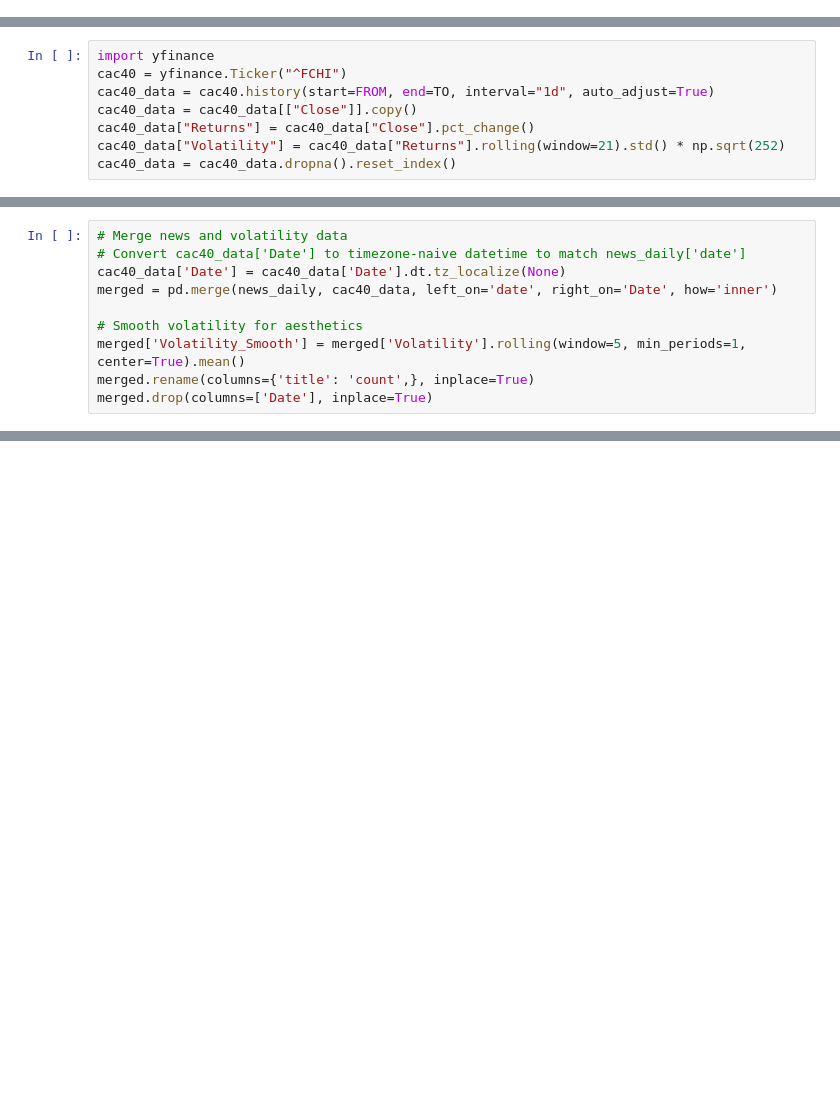
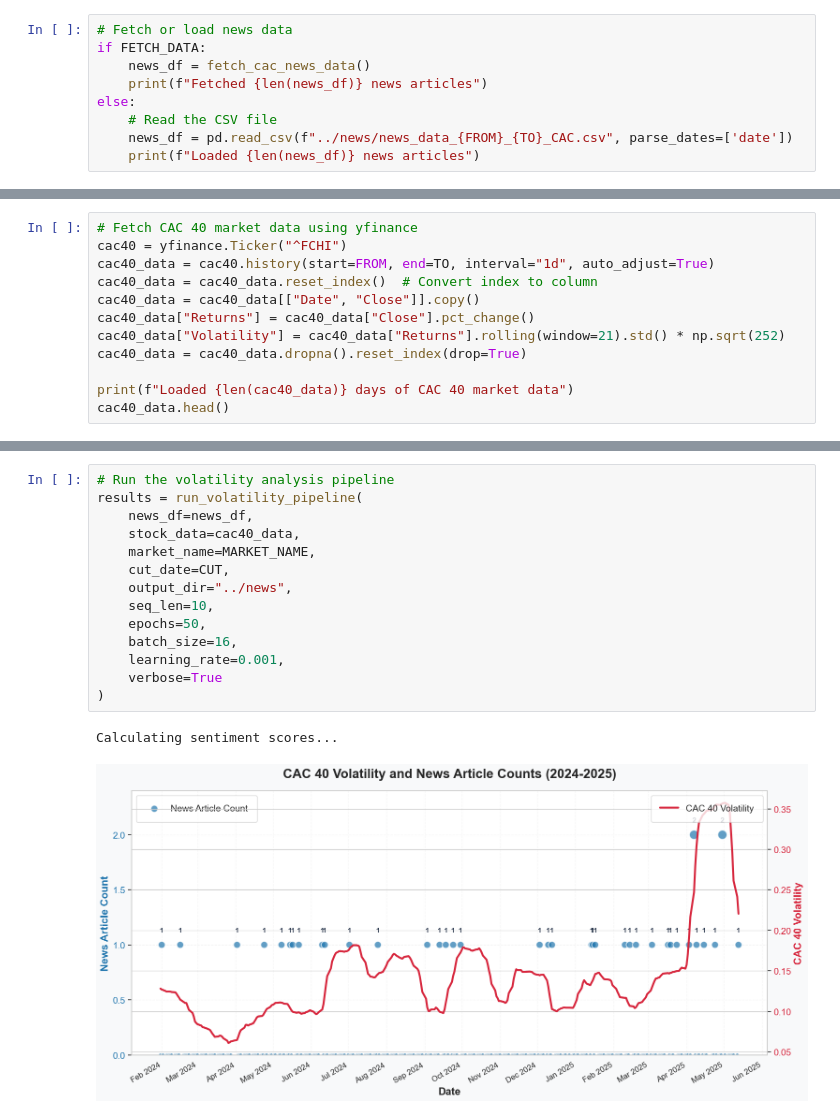
Before and after one commit to nestorojeda/DistilBERTFinancialSentiment, a Jupyter notebook: notebooks/5_volatility_analysis_cac.ipynb, the cells around one changed output, grey strips where cells are left out. Saved outputs shown, nothing was run; the diff lists cells and outputs as text; blank space fills up the shorter version.

Commit message:
Volatility prediction

```diff
--- a/notebooks/5_volatility_analysis_cac.ipynb
+++ b/notebooks/5_volatility_analysis_cac.ipynb
@@ -80,0 +95,9 @@ news_daily = news_df.resample('D', on='date').count().reset_index()
+# %%
+# Fetch or load news data
+if FETCH_DATA:
+    news_df = fetch_cac_news_data()
+    print(f"Fetched {len(news_df)} news articles")
+else:
+    # Read the CSV file
+    news_df = pd.read_csv(f"../news/news_data_{FROM}_{TO}_CAC.csv", parse_dates=['date'])
+    print(f"Loaded {len(news_df)} news articles")
@@ -81,8 +106,12 @@ news_daily = news_df.resample('D', on='date').count().reset_index()
 # %%
-import yfinance
+# Fetch CAC 40 market data using yfinance
 cac40 = yfinance.Ticker("^FCHI")
 cac40_data = cac40.history(start=FROM, end=TO, interval="1d", auto_adjust=True)
-cac40_data = cac40_data[["Close"]].copy()
+cac40_data = cac40_data.reset_index()  # Convert index to column
+cac40_data = cac40_data[["Date", "Close"]].copy()
 cac40_data["Returns"] = cac40_data["Close"].pct_change()
 cac40_data["Volatility"] = cac40_data["Returns"].rolling(window=21).std() * np.sqrt(252)
-cac40_data = cac40_data.dropna().reset_index()
+cac40_data = cac40_data.dropna().reset_index(drop=True)
+
+print(f"Loaded {len(cac40_data)} days of CAC 40 market data")
+cac40_data.head()
@@ -89,10 +125,0 @@ cac40_data = cac40_data.dropna().reset_index()
-# %%
-# Merge news and volatility data
-# Convert cac40_data['Date'] to timezone-naive datetime to match news_daily['date']
-cac40_data['Date'] = cac40_data['Date'].dt.tz_localize(None)
-merged = pd.merge(news_daily, cac40_data, left_on='date', right_on='Date', how='inner')
-
-# Smooth volatility for aesthetics
-merged['Volatility_Smooth'] = merged['Volatility'].rolling(window=5, min_periods=1, center=True).mean()
-merged.rename(columns={'title': 'count',}, inplace=True)
-merged.drop(columns=['Date'], inplace=True)
@@ -228,0 +126,17 @@ plt.show()
+# %%
+# Run the volatility analysis pipeline
+results = run_volatility_pipeline(
+    news_df=news_df,
+    stock_data=cac40_data,
+    market_name=MARKET_NAME,
+    cut_date=CUT,
+    output_dir="../news",
+    seq_len=10,
+    epochs=50,
+    batch_size=16,
+    learning_rate=0.001,
+    verbose=True
+)
+# %% [output]
+Calculating sentiment scores...
+[figure, added]
```
Also changed, not shown: parts of 21 cells of this notebook, 2 other files.
